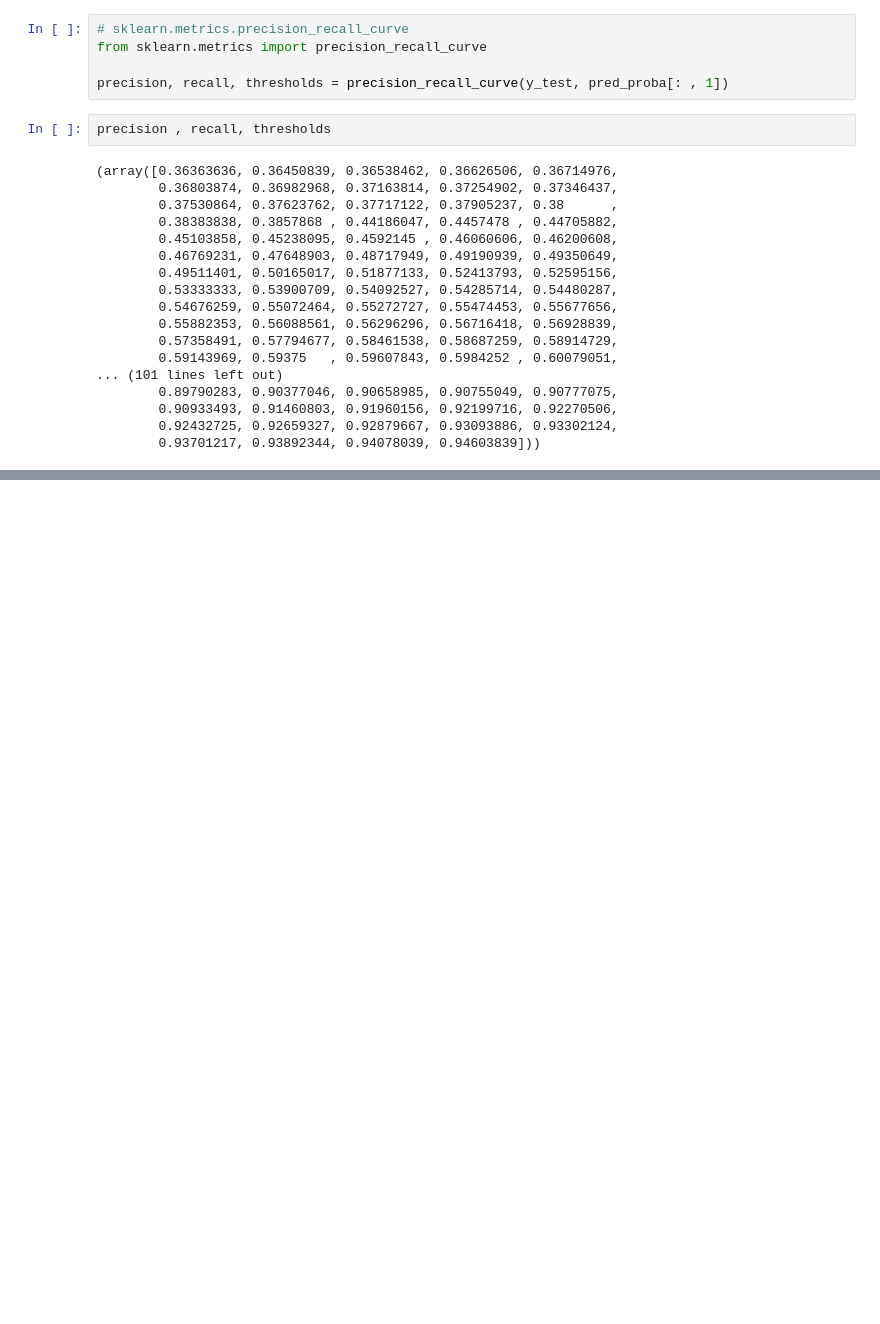
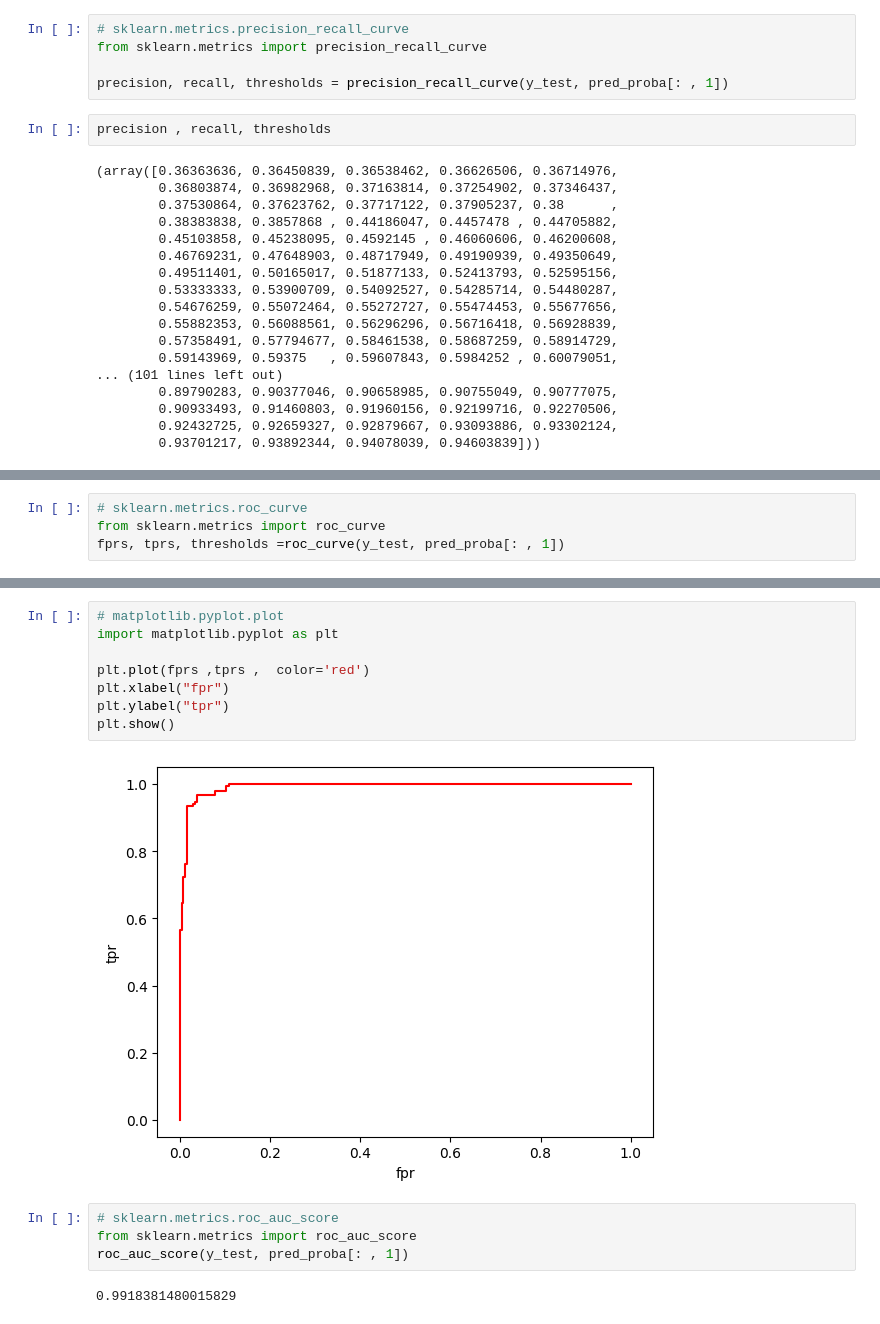
Before and after one commit to kbigdata0010/ml, a Jupyter notebook: 분류평가.ipynb, the cells around one changed output, grey strips where cells are left out. Cells and saved outputs as stored; diff of their text form; blank space fills up the shorter version.

```diff
--- a/분류평가.ipynb
+++ b/분류평가.ipynb
@@ -236,0 +257,4 @@ precision , recall, thresholds
+# %%
+# sklearn.metrics.roc_curve
+from sklearn.metrics import roc_curve
+fprs, tprs, thresholds =roc_curve(y_test, pred_proba[: , 1])
@@ -236,0 +265,16 @@ precision , recall, thresholds
+# %%
+# matplotlib.pyplot.plot
+import matplotlib.pyplot as plt
+
+plt.plot(fprs ,tprs ,  color='red')
+plt.xlabel("fpr")
+plt.ylabel("tpr")
+plt.show()
+# %% [output]
+[figure, added]
+# %%
+# sklearn.metrics.roc_auc_score
+from sklearn.metrics import roc_auc_score
+roc_auc_score(y_test, pred_proba[: , 1])
+# %% [output]
+0.9918381480015829
```
Also changed, not shown: parts of 4 cells of this notebook.
